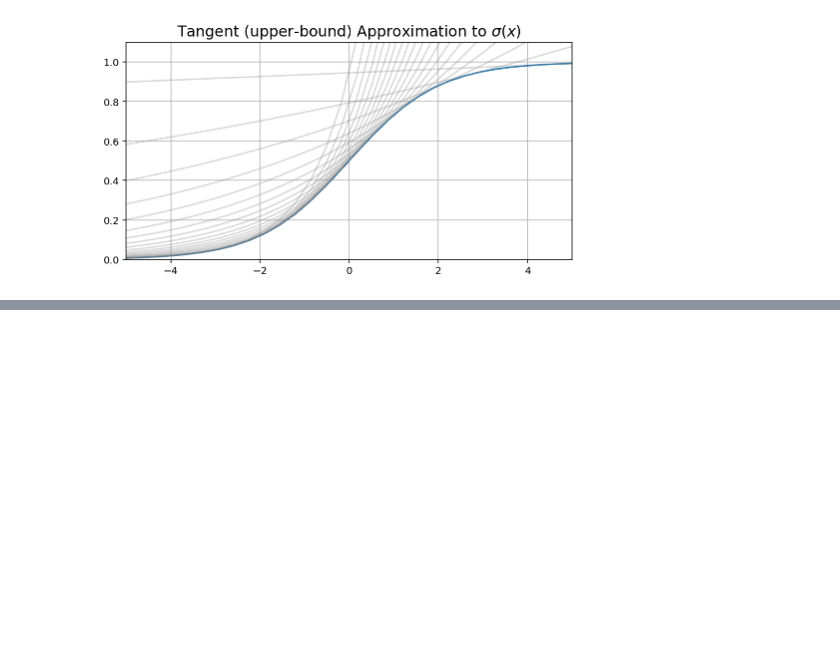
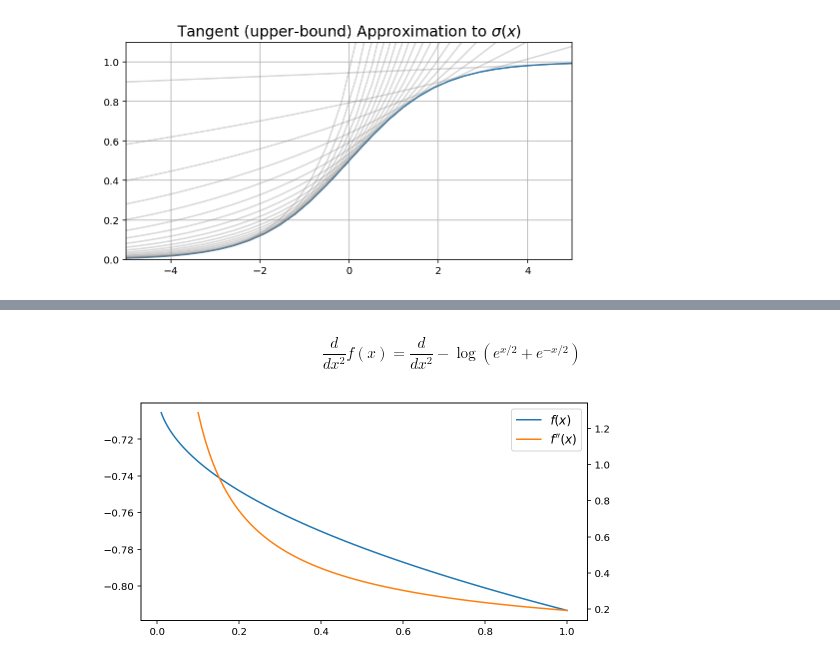
Before and after one commit to gerdm/prml, a Jupyter notebook: chapter10/local-variational-methods.ipynb, the cells around one changed output, grey strips where cells are left out. Cells and saved outputs as stored; diff of their text form; code cells hidden in the pictures; blank space fills up the shorter version.

```diff
--- a/chapter10/local-variational-methods.ipynb
+++ b/chapter10/local-variational-methods.ipynb
@@ -110,0 +139,23 @@ plt.grid()
+# %% [markdown]
+$$
+\frac{d}{dx^2} f(x) = \frac{d}{dx^2} -\log\left(e^{x/2} + e^{-x/2}\right)
+$$
+# %%
+def f(x):
+    return -np.log(np.exp(np.sqrt(x)/ 2) + np.exp(-np.sqrt(x) / 2))
+
+def f2p(x):
+    return np.power(x, -3 / 2) * np.tanh(np.sqrt(x) / 2) / 8 + (1 - np.tanh(np.sqrt(x) / 2)) / (4 * np.sqrt(x))
+
+xrange = np.linspace(0.1, 1, 100)
+y = xrange ** 2
+
+fig, ax = plt.subplots()
+ax2 = ax.twinx()
+l1 = ax.plot(xrange ** 2, f(xrange), label="$f(x)$")
+l2 = ax2.plot(xrange, f2p(xrange), label="$f''(x)$", c="tab:orange")
+lines = l1 + l2
+labels = [l.get_label() for l in lines]
+plt.legend(lines, labels, fontsize=12);
+# %% [output]
+[figure, added]
```
Also changed, not shown: parts of 4 cells of this notebook.
